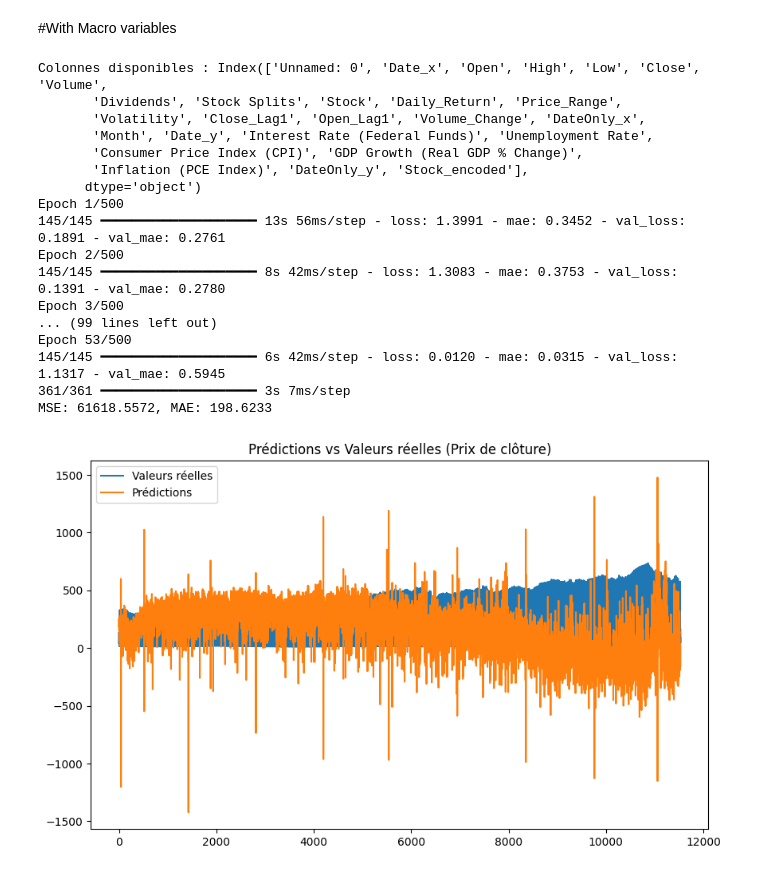
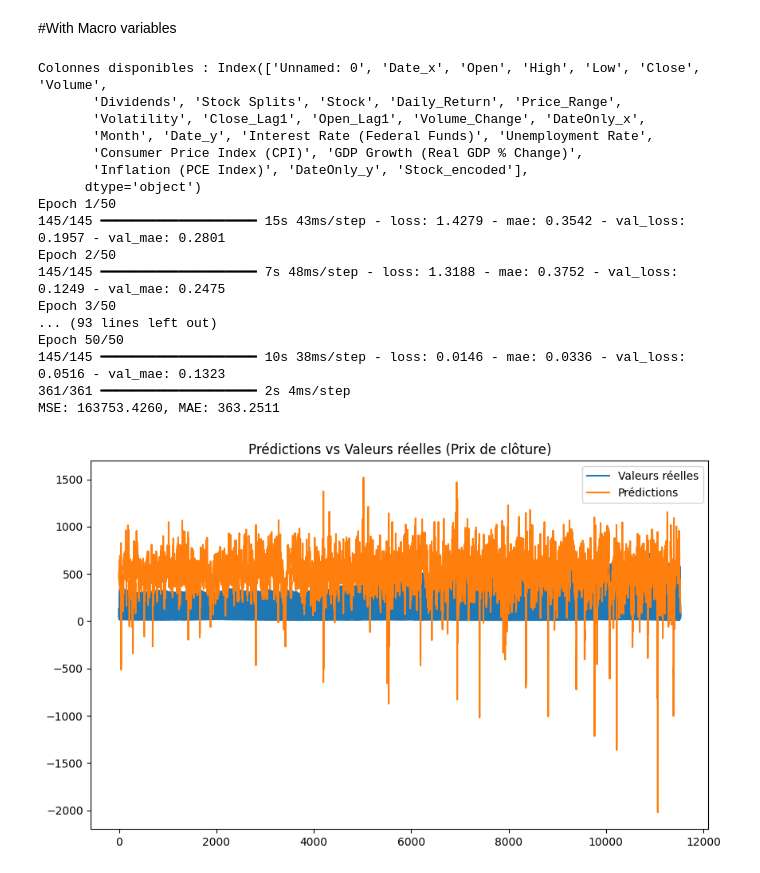
Before and after one commit to AmineHamzaoui/Financial-Market-Forcesating, a Jupyter notebook: LSTM.ipynb, the cells around one changed output. Cells and saved outputs as stored; diff of their text form; code cells hidden in the pictures.

```diff
--- a/LSTM.ipynb
+++ b/LSTM.ipynb
@@ -93,7 +93,7 @@ model.compile(loss='mse', optimizer=tf.keras.optimizers.Adam(learning_rate=0.000
 early_stopping = tf.keras.callbacks.EarlyStopping(monitor='val_loss', patience=50, restore_best_weights=True)
 
 # Entraîner le modèle
-history = model.fit(X_tr, y_tr, validation_split=0.2, epochs=500, batch_size=256,
+history = model.fit(X_tr, y_tr, validation_split=0.2, epochs=50, batch_size=256,
                     callbacks=[early_stopping], verbose=1)
 
 # Évaluer le modèle
@@ -103,41 +103,41 @@ y_ts = scaler_y.inverse_transform(y_ts)
 
 mse = mean_squared_error(y_ts, y_pred)
 mae = mean_absolute_error(y_ts, y_pred)
 print(f'MSE: {mse:.4f}, MAE: {mae:.4f}')
 
 # Visualiser les prédictions
 plt.figure(figsize=(10, 6))
 plt.plot(y_ts, label='Valeurs réelles')
 plt.plot(y_pred, label='Prédictions')
 plt.title('Prédictions vs Valeurs réelles (Prix de clôture)')
 plt.legend()
 plt.show()
 
 # Visualiser l'historique
 plt.figure(figsize=(8, 5))
 plt.plot(history.history['loss'], label='Perte (entraînement)')
 plt.plot(history.history['val_loss'], label='Perte (validation)')
 plt.title('Historique de l’entraînement')
 plt.xlabel('Époque')
 plt.ylabel('Perte')
 plt.legend()
 plt.show()
 # %% [output]
 Colonnes disponibles : Index(['Unnamed: 0', 'Date_x', 'Open', 'High', 'Low', 'Close', 'Volume',
        'Dividends', 'Stock Splits', 'Stock', 'Daily_Return', 'Price_Range',
        'Volatility', 'Close_Lag1', 'Open_Lag1', 'Volume_Change', 'DateOnly_x',
        'Month', 'Date_y', 'Interest Rate (Federal Funds)', 'Unemployment Rate',
        'Consumer Price Index (CPI)', 'GDP Growth (Real GDP % Change)',
        'Inflation (PCE Index)', 'DateOnly_y', 'Stock_encoded'],
       dtype='object')
-Epoch 1/500
-145/145 ━━━━━━━━━━━━━━━━━━━━ 13s 56ms/step - loss: 1.3991 - mae: 0.3452 - val_loss: 0.1891 - val_mae: 0.2761
-Epoch 2/500
-145/145 ━━━━━━━━━━━━━━━━━━━━ 8s 42ms/step - loss: 1.3083 - mae: 0.3753 - val_loss: 0.1391 - val_mae: 0.2780
-Epoch 3/500
-... (99 lines left out)
-Epoch 53/500
-145/145 ━━━━━━━━━━━━━━━━━━━━ 6s 42ms/step - loss: 0.0120 - mae: 0.0315 - val_loss: 1.1317 - val_mae: 0.5945
-361/361 ━━━━━━━━━━━━━━━━━━━━ 3s 7ms/step
-MSE: 61618.5572, MAE: 198.6233
+Epoch 1/50
+145/145 ━━━━━━━━━━━━━━━━━━━━ 15s 43ms/step - loss: 1.4279 - mae: 0.3542 - val_loss: 0.1957 - val_mae: 0.2801
+Epoch 2/50
+145/145 ━━━━━━━━━━━━━━━━━━━━ 7s 48ms/step - loss: 1.3188 - mae: 0.3752 - val_loss: 0.1249 - val_mae: 0.2475
+Epoch 3/50
+... (93 lines left out)
+Epoch 50/50
+145/145 ━━━━━━━━━━━━━━━━━━━━ 10s 38ms/step - loss: 0.0146 - mae: 0.0336 - val_loss: 0.0516 - val_mae: 0.1323
+361/361 ━━━━━━━━━━━━━━━━━━━━ 2s 4ms/step
+MSE: 163753.4260, MAE: 363.2511
-[figure, old version]
+[figure, new version]
```
Also changed, not shown: parts of 13 cells of this notebook.
